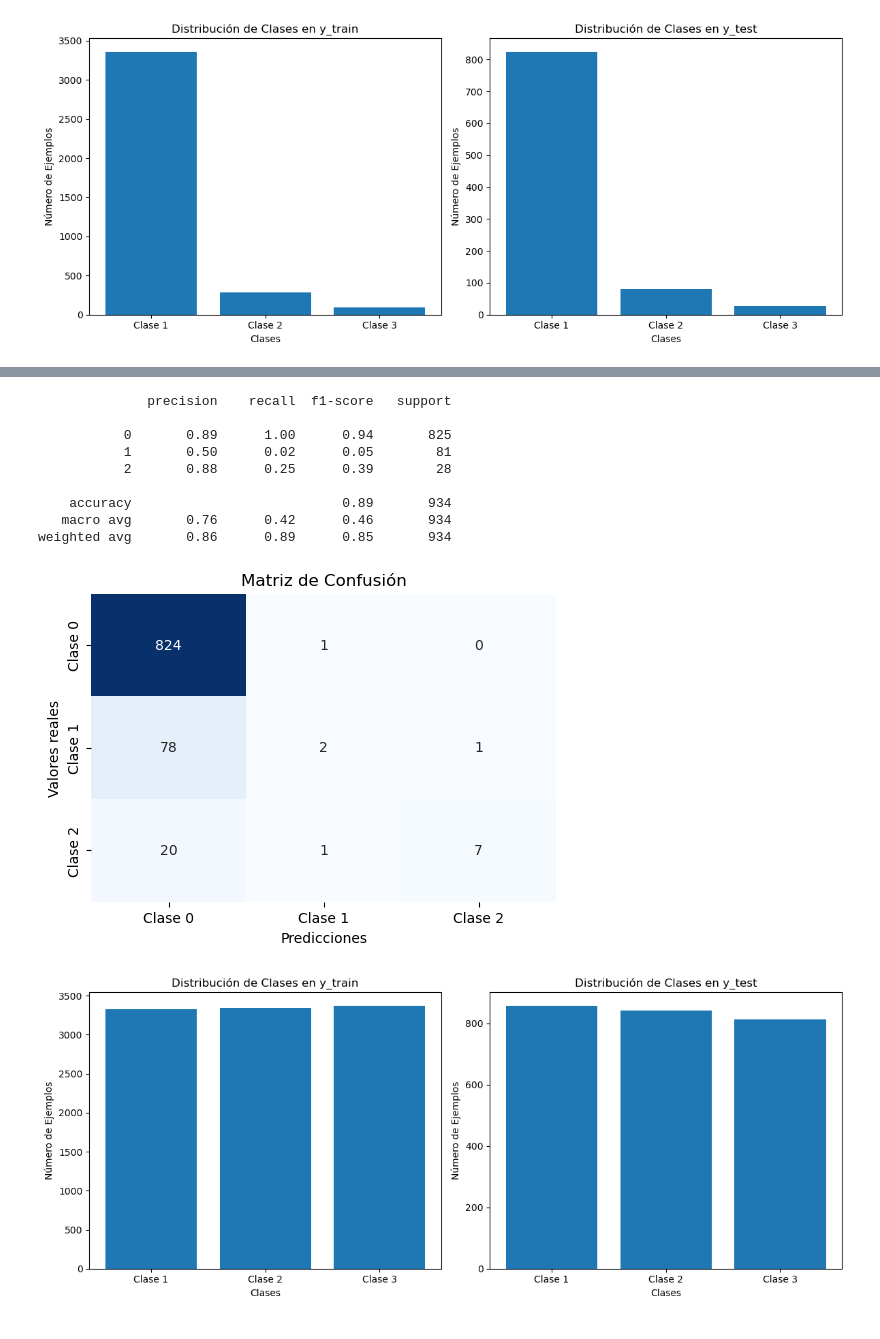
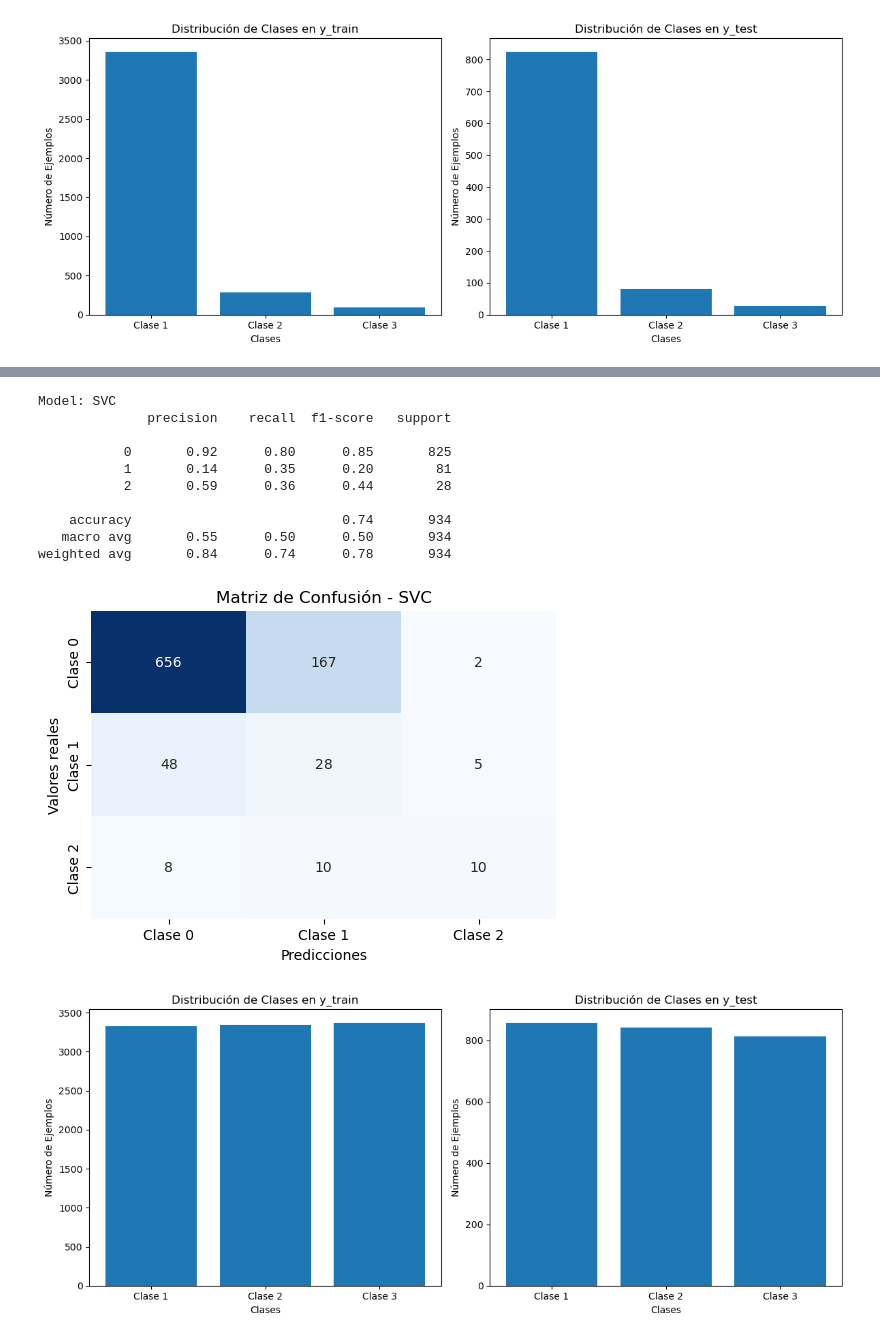
Before and after one commit to dscorbella/Proyecto_final, a Jupyter notebook: Prevalencia de juego.ipynb, the cells around one changed output, grey strips where cells are left out. Saved outputs shown, nothing was run; the diff lists cells and outputs as text; code cells hidden in the pictures.

```diff
--- a/Prevalencia de juego.ipynb
+++ b/Prevalencia de juego.ipynb
@@ -790,7 +755,7 @@ for name, model in models.items():
     confusion = confusion_matrix(y_test, y_pred)
     report = classification_report(y_test, y_pred)
 
-    print(f"Model: {name}")
+    print("\033[1mModel: {}\033[0m".format(name))
     print(report)
 
     plt.figure(figsize=(6, 4))
@@ -799,7 +764,7 @@ for name, model in models.items():
             yticklabels=['Clase 0', 'Clase 1', 'Clase 2'])
     plt.xlabel('Predicciones')
     plt.ylabel('Valores reales')
-    plt.title('Matriz de Confusión')
+    plt.title(f'Matriz de Confusión - {name}')
     plt.show()
 # %% [output]
 Model: KNN
@@ -849,32 +814,34 @@ weighted avg       0.85      0.89      0.85       934
 # %%
-class_weights = {0: 1, 1: 10, 2: 30}
+class_weights = {0: 1, 1: 100, 2: 300}
 
 clf = SVC(class_weight=class_weights, random_state=42)
 clf.fit(X_train, y_train)
 y_pred = clf.predict(X_test)
 conf_matrix = confusion_matrix(y_test, y_pred)
 
+print("\033[1mModel: SVC\033[0m")
 print(classification_report(y_test, y_pred))
 
 plt.figure(figsize=(6, 4))
 sns.heatmap(conf_matrix, annot=True, fmt='d', cmap='Blues', cbar=False,
             xticklabels=['Clase 0', 'Clase 1', 'Clase 2'],
             yticklabels=['Clase 0', 'Clase 1', 'Clase 2'])
 plt.xlabel('Predicciones')
 plt.ylabel('Valores reales')
-plt.title('Matriz de Confusión')
+plt.title(f'Matriz de Confusión - SVC')
 plt.show()
 # %% [output]
+Model: SVC
               precision    recall  f1-score   support
 
-           0       0.89      1.00      0.94       825
-           1       0.50      0.02      0.05        81
-           2       0.88      0.25      0.39        28
+           0       0.92      0.80      0.85       825
+           1       0.14      0.35      0.20        81
+           2       0.59      0.36      0.44        28
 
-    accuracy                           0.89       934
-   macro avg       0.76      0.42      0.46       934
-weighted avg       0.86      0.89      0.85       934
+    accuracy                           0.74       934
+   macro avg       0.55      0.50      0.50       934
+weighted avg       0.84      0.74      0.78       934
-[figure, old version]
+[figure, new version]
 # %%
 from imblearn.over_sampling import SMOTE
 
```
Also changed, not shown: parts of 10 cells of this notebook.
